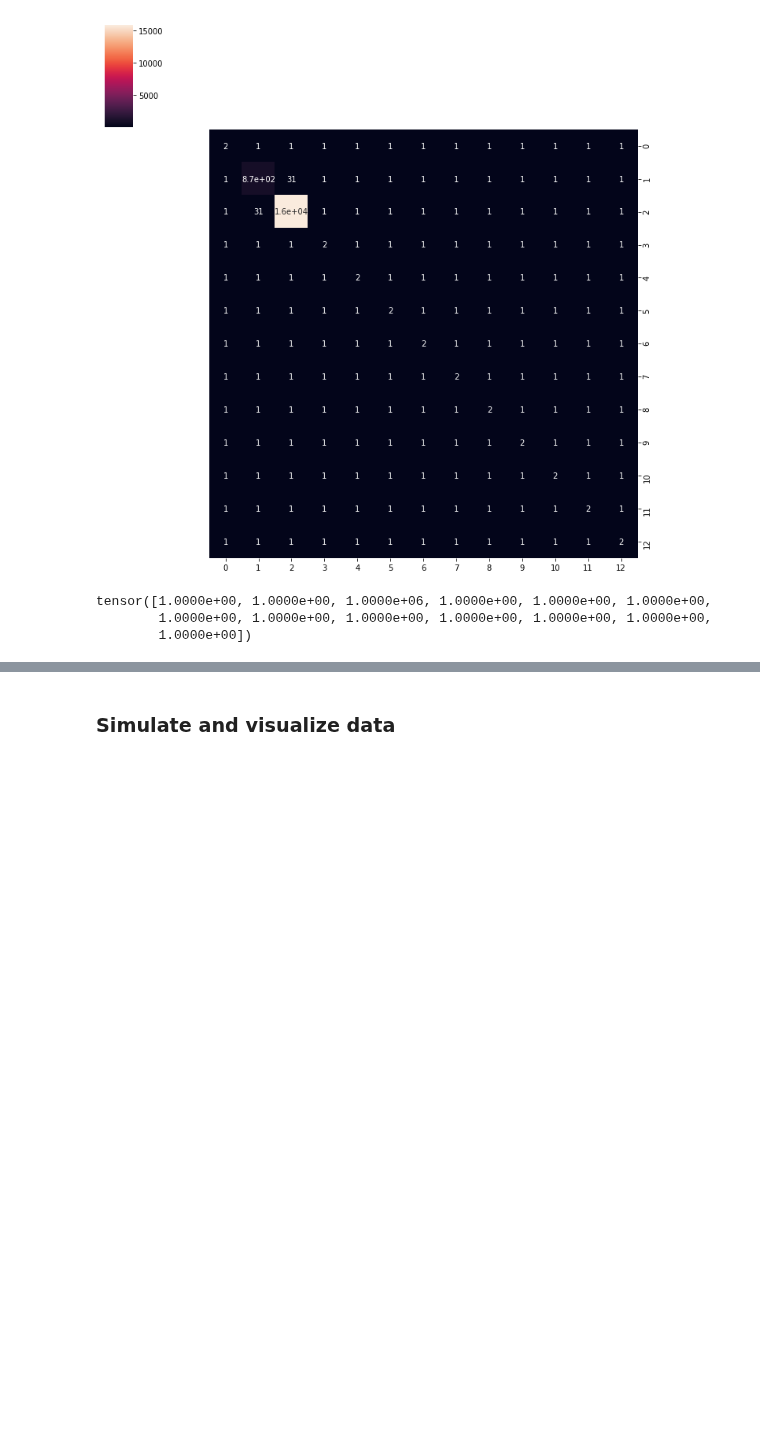
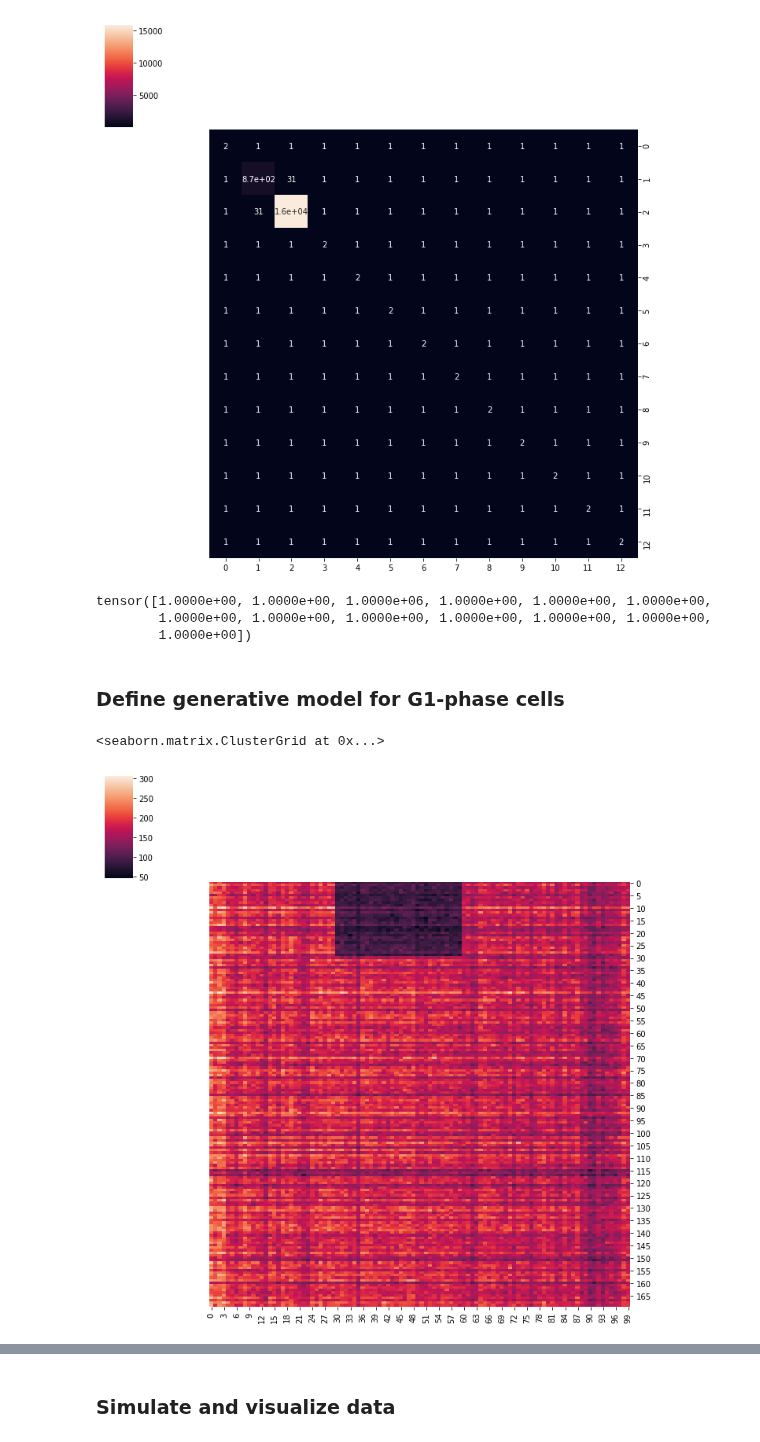
Before and after one commit to shahcompbio/scdna_replication_tools, a Jupyter notebook: notebooks/simulate_s_hmm.ipynb, the cells around one changed output, grey strips where cells are left out. Saved outputs shown, nothing was run; the diff lists cells and outputs as text; code cells hidden in the pictures; blank space fills up the shorter version.

```diff
--- a/notebooks/simulate_s_hmm.ipynb
+++ b/notebooks/simulate_s_hmm.ipynb
@@ -111,3 +113,5 @@ cn_prior[0,0]
 tensor([1.0000e+00, 1.0000e+00, 1.0000e+06, 1.0000e+00, 1.0000e+00, 1.0000e+00,
         1.0000e+00, 1.0000e+00, 1.0000e+00, 1.0000e+00, 1.0000e+00, 1.0000e+00,
         1.0000e+00])
+# %% [markdown]
+### Define generative model for G1-phase cells
@@ -113,0 +166,27 @@ tensor([1.0000e+00, 1.0000e+00, 1.0000e+06, 1.0000e+00, 1.0000e+00, 1.0000e+00,
+# %%
+pyro.clear_param_store()
+
+conditioned_model_g1 = poutine.condition(
+    model_g1,
+    data={
+        'expose_betas': torch.tensor([0.1, 0.2, -1, 1, -0.25])*10.,
+    })
+
+model_trace_g1 = pyro.poutine.trace(conditioned_model_g1)
+
+samples_g1 = model_trace_g1.get_trace(gc, cn)
+
+betas_g1 = samples_g1.nodes['expose_betas']['value']
+u_g1 = samples_g1.nodes['expose_u']['value']
+nb_r_g1 = samples_g1.nodes['expose_nb_r']['value']
+reads_g1 = samples_g1.nodes['reads']['value']
+
+# reads_g1 = torch.zeros(cn.shape)
+# for l in range(num_loci):
+#     temp_reads = samples_g1.nodes['reads_{}'.format(l)]['value']
+#     reads_g1[l] = temp_reads
+# %%
+sns.clustermap(reads_g1.numpy().astype(float).T, col_cluster=False, row_cluster=False)
+# %% [output]
+<seaborn.matrix.ClusterGrid at 0x...>
+[figure, added]
```
Also changed, not shown: parts of 60 cells of this notebook, 2 other files.
